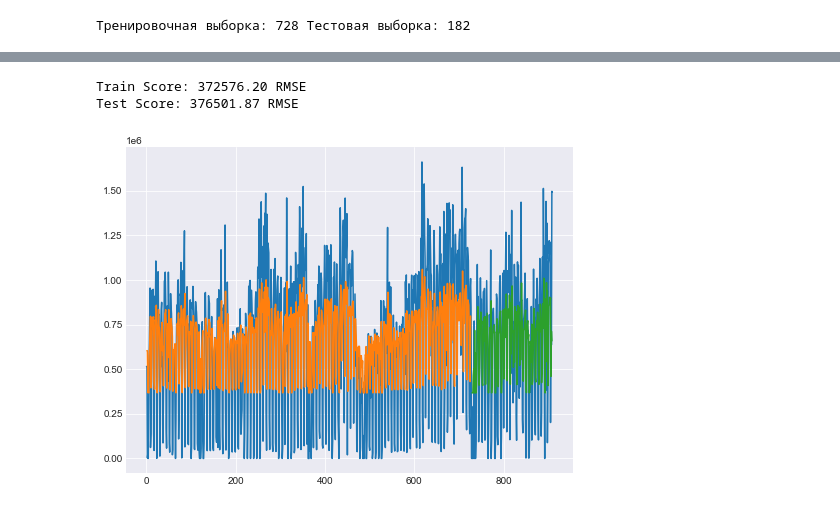
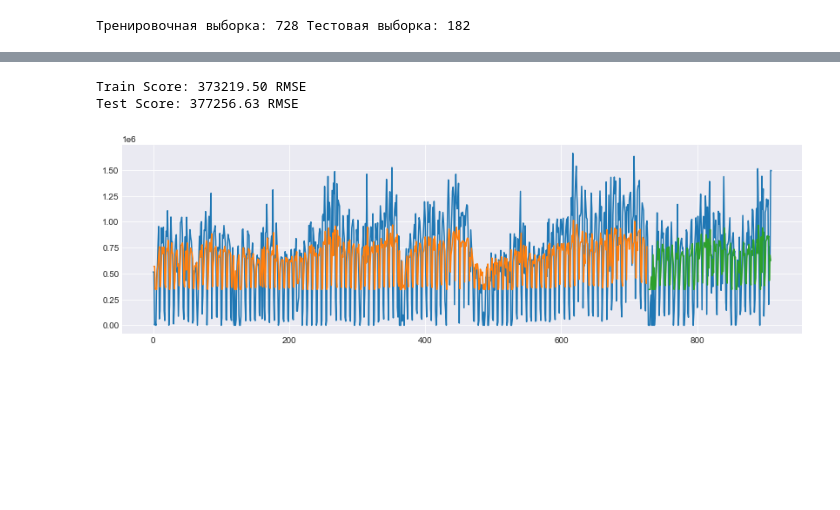
Before and after one commit to borovkovamv/DS-16, a Jupyter notebook: DS-16.ipynb, the cells around one changed output, grey strips where cells are left out. Saved outputs shown, nothing was run; the diff lists cells and outputs as text; code cells hidden in the pictures; blank space fills up the shorter version.

```diff
--- a/DS-16.ipynb
+++ b/DS-16.ipynb
@@ -162,24 +143,0 @@ plt.grid(True)
-# %%
-# функция подбирает оптимальные значения p,d,q для модели ARIMA по критерию Акаике
-
-# по дефолту определяются параметры: акаике, параметры p,d,q, модель ARIAM
-best_aic = np.inf
-best_order = None
-best_mdl = None
-
-# цикл перебирает параметры p,d,q, которые руками задаются в range каждого цикла
-for i in range(7):
-    for d in range(3):
-        for j in range(7):
-            try:
-                tmp_mdl = smt.ARIMA(series, order=(i,d,j)).fit(method='mle', trend='nc')
-                tmp_aic = tmp_mdl.aic
-                # если критерий акаике наименьший, по нему фиксируются параметры p,d,q и строится модель
-                if tmp_aic < best_aic:
-                    best_aic = tmp_aic
-                    best_order = (i, d, j)
-                    best_mdl = tmp_mdl
-            except: continue
-
-
-print('aic: {:6.5f} | order: {}'.format(best_aic, best_order))
@@ -214,4 +219,0 @@ RMSE: 336285
-# %%
-fig, ax = plt.subplots(figsize=(12, 8))
-plt.style.use('seaborn-darkgrid')
-model.plot_predict(2, len(train_series)+30, ax=ax)
@@ -297,23 +310,23 @@ print('Train Score: %.2f RMSE' % (trainScore))
 testScore = np.sqrt(mean_squared_error(testY[0], testPredict[:,0]))
 print('Test Score: %.2f RMSE' % (testScore))
 # %% [output]
-Train Score: 372576.20 RMSE
-Test Score: 376501.87 RMSE
+Train Score: 373219.50 RMSE
+Test Score: 377256.63 RMSE
 # %%
 # покажем на графике полученные результаты
-plt.figure(figsize=(8, 6))
+plt.figure(figsize=(14, 4))
 
 trainPredictPlot = np.empty_like(dataset)
 trainPredictPlot[:, :] = np.nan
 trainPredictPlot[look_back:len(trainPredict)+look_back, :] = trainPredict
 
 testPredictPlot = np.empty_like(dataset)
 testPredictPlot[:, :] = np.nan
 testPredictPlot[len(trainPredict)+(look_back*2)+1:len(dataset)-1, :] = testPredict
 
 plt.plot(scaler.inverse_transform(dataset))
 plt.plot(trainPredictPlot)
 plt.plot(testPredictPlot)
 plt.show()
 # %% [output]
-[figure, old version]
+[figure, new version]
```
Also changed, not shown: parts of 32 cells of this notebook.
